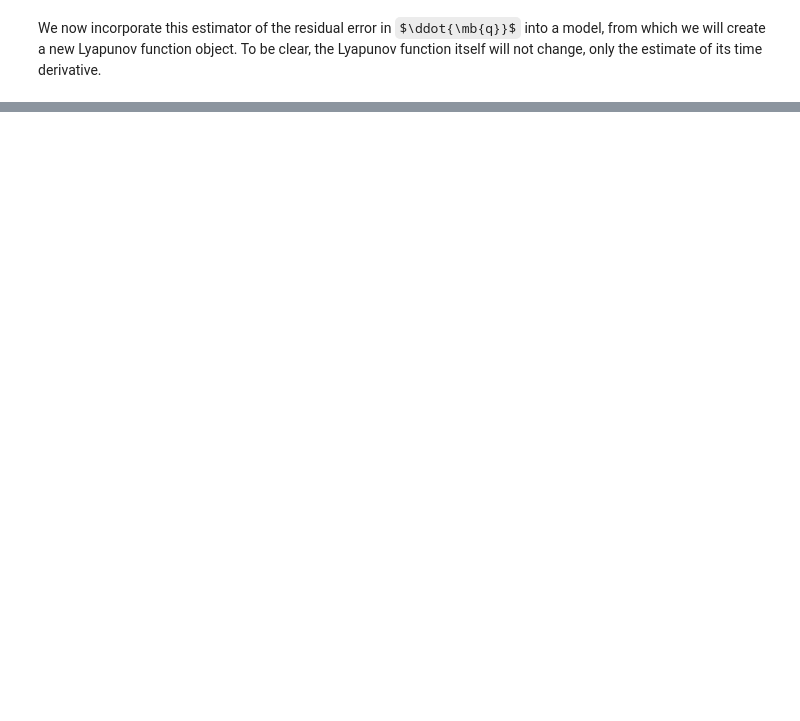
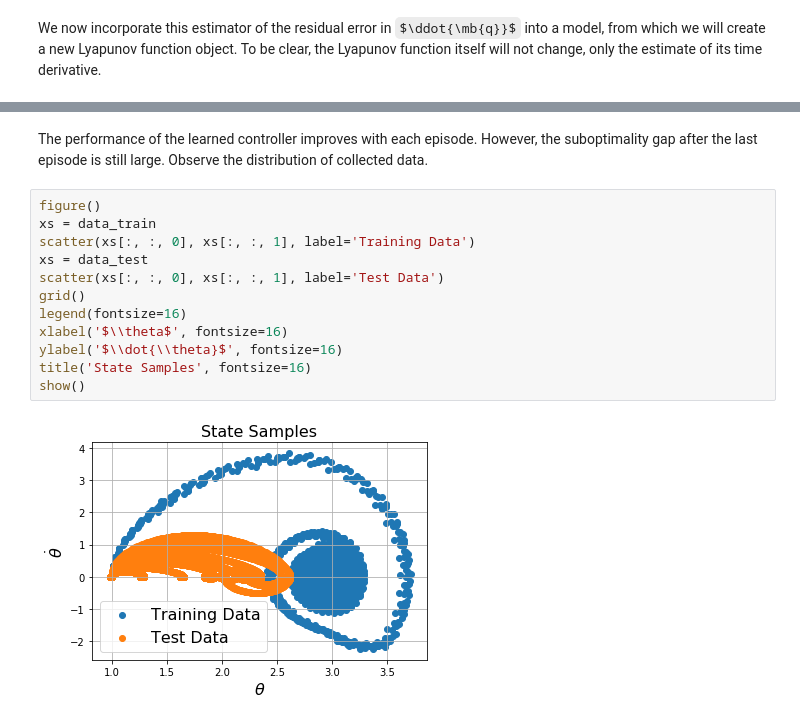
Before and after one commit to vdorobantu/lyapy, a Jupyter notebook: inverted-pendulum.ipynb, the cells around one changed output, grey strips where cells are left out. Saved outputs shown, nothing was run; the diff lists cells and outputs as text; some formulas as TeX source; blank space fills up the shorter version.

```diff
--- a/inverted-pendulum.ipynb
+++ b/inverted-pendulum.ipynb
@@ -628,0 +657,16 @@ data_learned = array(xs)
+# %% [markdown]
+The performance of the learned controller improves with each episode. However, the suboptimality gap after the last episode is still large. Observe the distribution of collected data.
+# %%
+figure()
+xs = data_train
+scatter(xs[:, :, 0], xs[:, :, 1], label='Training Data')
+xs = data_test
+scatter(xs[:, :, 0], xs[:, :, 1], label='Test Data')
+grid()
+legend(fontsize=16)
+xlabel('$\\theta$', fontsize=16)
+ylabel('$\\dot{\\theta}$', fontsize=16)
+title('State Samples', fontsize=16)
+show()
+# %% [output]
+[figure, added]
```
Also changed, not shown: parts of 18 cells of this notebook.
